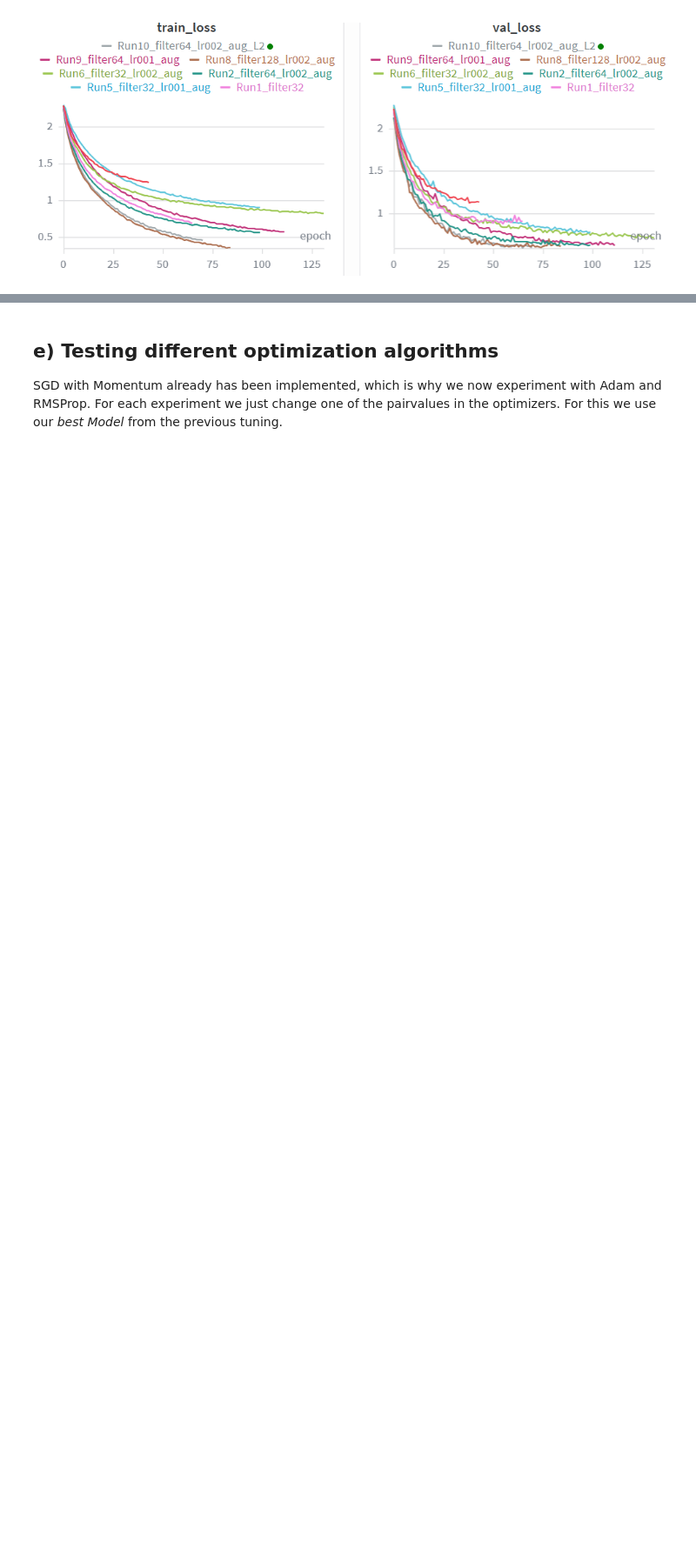
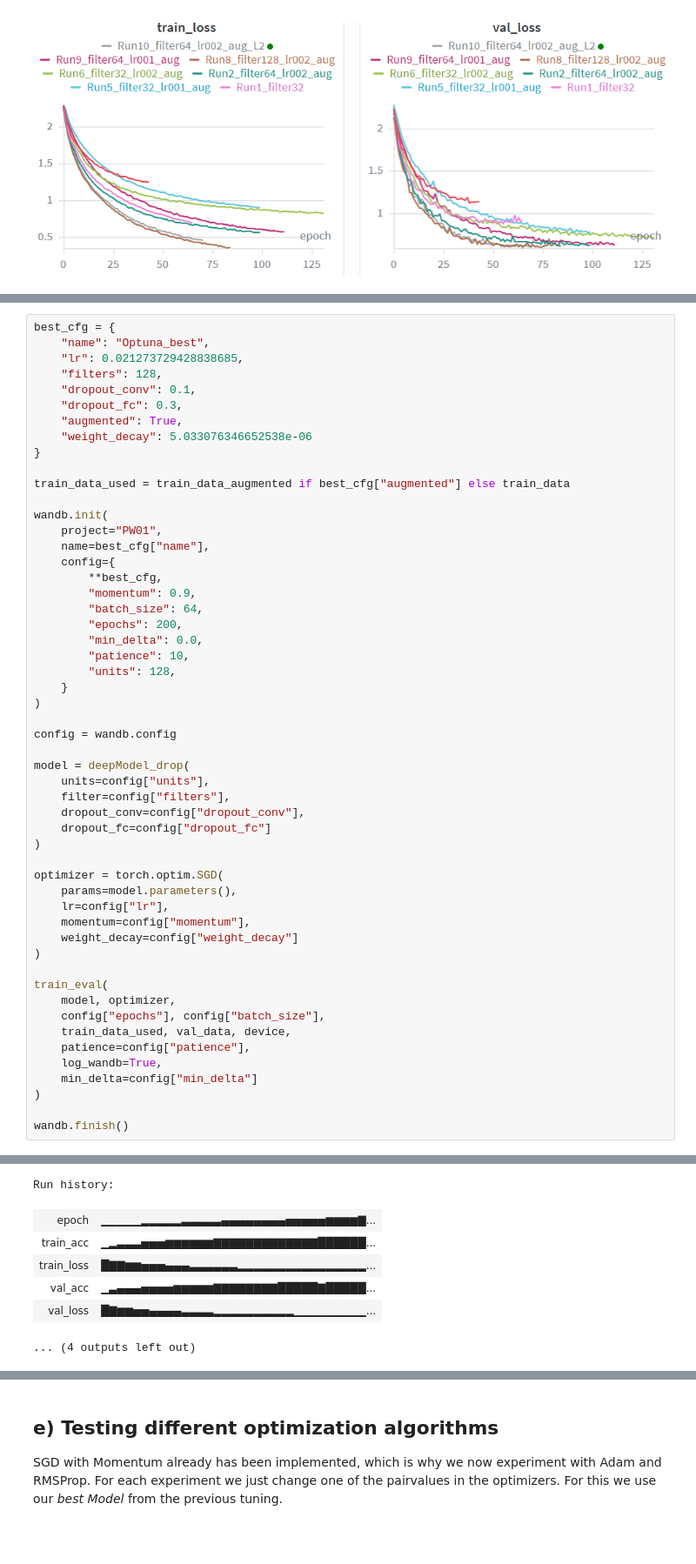
Before and after one commit to lacsapk/PW01, a Jupyter notebook: MPW01.ipynb, the cells around one changed output, grey strips where cells are left out. Shown at 87% size. Drawn from its saved outputs; the diff is of its cells as text; blank space fills up the shorter version.

Commit message:
Implemented transfer learning and hyperparameter tuning with Optuna

```diff
--- a/MPW01.ipynb
+++ b/MPW01.ipynb
@@ -841,0 +1006,54 @@ We decided to continue our work with the **Turquoise Model** since the no other
+# %%
+best_cfg = {
+    "name": "Optuna_best",
+    "lr": 0.021273729428838685,
+    "filters": 128,
+    "dropout_conv": 0.1,
+    "dropout_fc": 0.3,
+    "augmented": True,
+    "weight_decay": 5.033076346652538e-06
+}
+
+train_data_used = train_data_augmented if best_cfg["augmented"] else train_data
+
+wandb.init(
+    project="PW01",
+    name=best_cfg["name"],
+    config={
+        **best_cfg,
+        "momentum": 0.9,
+        "batch_size": 64,
+        "epochs": 200,
+        "min_delta": 0.0,
+        "patience": 10,
+        "units": 128,
+    }
+)
+
+config = wandb.config
+
+model = deepModel_drop(
+    units=config["units"],
+    filter=config["filters"],
+    dropout_conv=config["dropout_conv"],
+    dropout_fc=config["dropout_fc"]
+)
+
+optimizer = torch.optim.SGD(
+    params=model.parameters(),
+    lr=config["lr"],
+    momentum=config["momentum"],
+    weight_decay=config["weight_decay"]
+)
+
+train_eval(
+    model, optimizer,
+    config["epochs"], config["batch_size"],
+    train_data_used, val_data, device,
+    patience=config["patience"],
+    log_wandb=True,
+    min_delta=config["min_delta"]
+)
+
+wandb.finish()
+# %% [output]
@@ -841,0 +1087,7 @@ We decided to continue our work with the **Turquoise Model** since the no other
+Run history:
+| epoch | ▁▁▁▁▁▂▂▂▂▂▃▃▃▃▃▄▄▄▄▄▄▄▄▅▅▅▅▅▆▆▆▆▇... |
+| train_acc | ▁▂▃▃▃▅▅▅▆▆▆▆▆▆▇▇▇▇▇▇▇▇▇▇▇▇▇██████... |
+| train_loss | █▇▇▆▆▅▅▅▄▄▄▃▃▃▃▃▃▂▂▂▂▂▂▂▂▂▂▂▂▂▂▂▂... |
+| val_acc | ▁▃▄▄▄▅▅▅▅▆▆▆▆▆▇▇▇▇▇▇▇▇█████▇█████... |
+| val_loss | █▇▆▆▅▅▄▄▄▄▃▃▃▃▂▂▂▂▂▂▂▂▂▂▁▁▁▁▁▁▁▁▁... |
+... (4 outputs left out)
```
Also changed, not shown: parts of 25 cells of this notebook, 4 other files.
